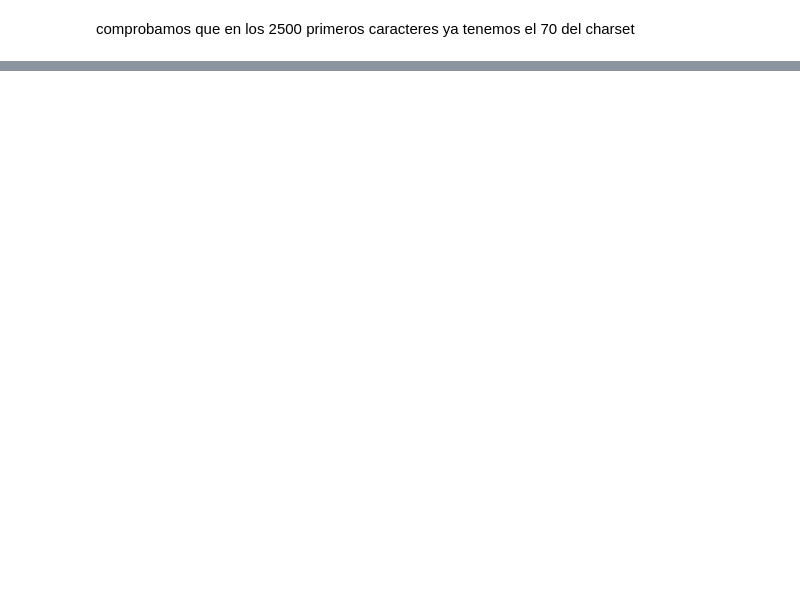
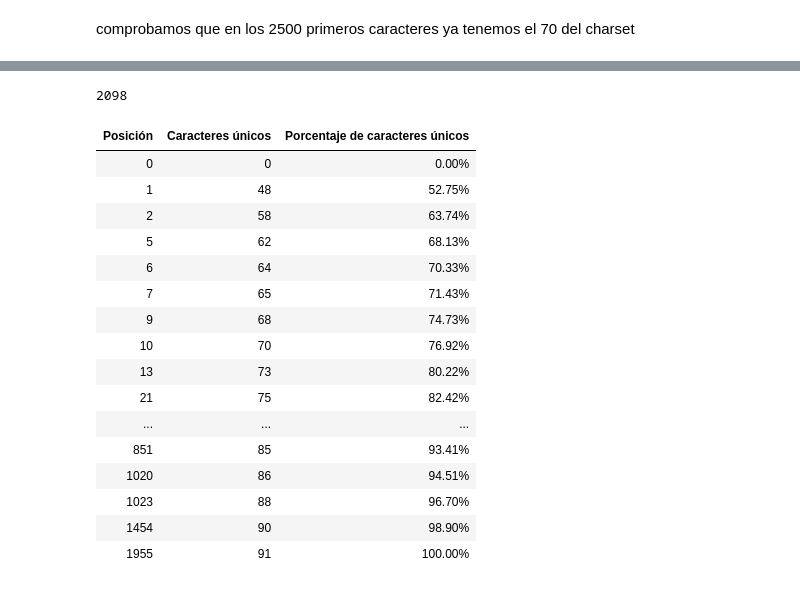
Before and after one commit to jomdh/TFG-PyQuijote, a Jupyter notebook: Analisis Corpus Quijote.ipynb, the cells around one changed output, grey strips where cells are left out. Cells and saved outputs as stored; diff of their text form; code cells hidden in the pictures; blank space fills up the shorter version.

```diff
--- a/Analisis Corpus Quijote.ipynb
+++ b/Analisis Corpus Quijote.ipynb
@@ -81 +111,38 @@ for i in range(0,l,1000):
+# %%
+# realizamos el mismo ejercicio, pero en vez de cada caracter, lo hacemos cada 1000 caracteres, para ver la tendencia en todo el texto.
+
+charset_list_u1000 = []
+for i in range(0,l,1000):
+    charset_list_u1000.append(len(list( dict.fromkeys(quijote_data[:i]))))
+
+len(charset_list_u1000)
+# %% [output]
+2098
+# %%
+# creamos una tabla en jupyter con los valores de charset_list en los 3000 primeros caracteres
+df = pd.DataFrame(list(zip(range(0,3000,1), charset_list_u1000, [round((x/u)*100,2) for x in charset_list_u1000])), columns =['Posición', 'Caracteres únicos', 'Porcentaje de caracteres únicos'])
+# formato de la tabla
+df.style.format({'Porcentaje de caracteres únicos': '{:,.2f}%'.format})
+# mostramos la tabla, eliminando duplicados en  la columna caracteres únicos, conservando el primero, y eliminando el indice.
+# damos formato al porcentaje de caracteres únicos para que muestre el simbolo % y dos decimales.
+
+df.drop_duplicates(subset=['Caracteres únicos'], keep='first').reset_index(drop=True).style.format({'Porcentaje de caracteres únicos': '{:,.2f}%'.format}).hide_index()
+# %% [output]
+| Posición | Caracteres únicos | Porcentaje de caracteres únicos |
+| 0 | 0 | 0.00% |
+| 1 | 48 | 52.75% |
+| 2 | 58 | 63.74% |
+| 5 | 62 | 68.13% |
+| 6 | 64 | 70.33% |
+| 7 | 65 | 71.43% |
+| 9 | 68 | 74.73% |
+| 10 | 70 | 76.92% |
+| 13 | 73 | 80.22% |
+| 21 | 75 | 82.42% |
+| ... | ... | ... |
+| 851 | 85 | 93.41% |
+| 1020 | 86 | 94.51% |
+| 1023 | 88 | 96.70% |
+| 1454 | 90 | 98.90% |
+| 1955 | 91 | 100.00% |
 # %%
```
Also changed, not shown: parts of 13 cells of this notebook, 17 other files.
